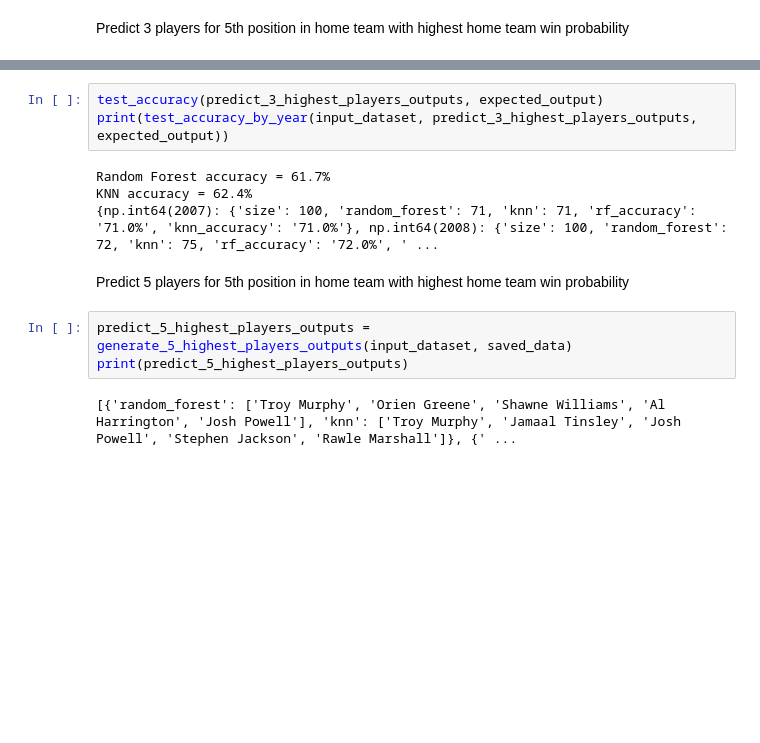
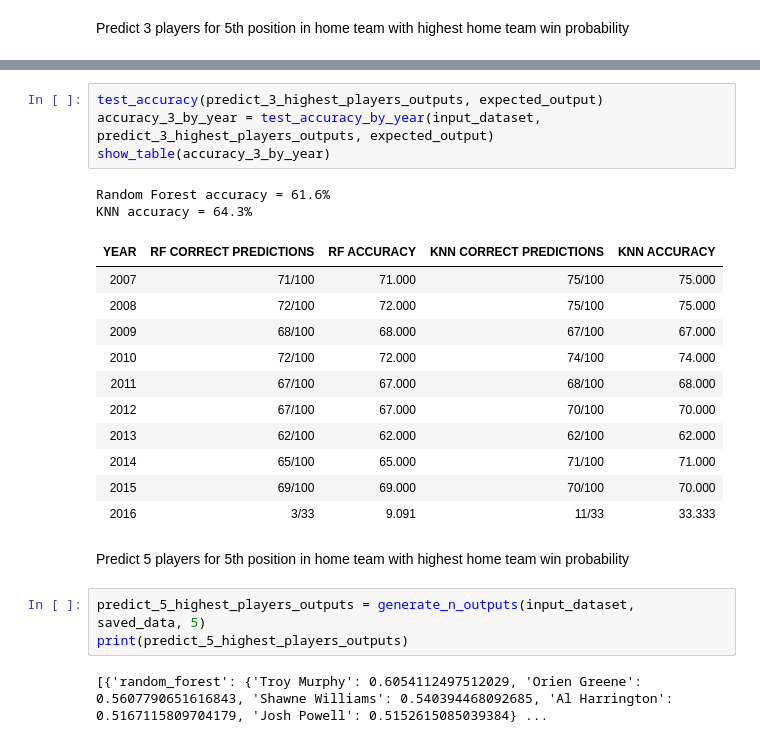
Before and after one commit to codeslayr/NBA-Lineup-Optimization, a Jupyter notebook: NBA_Lineup_test.ipynb, the cells around one changed output, grey strips where cells are left out. Drawn from its saved outputs; the diff is of its cells as text; blank space fills up the shorter version.

```diff
--- a/NBA_Lineup_test.ipynb
+++ b/NBA_Lineup_test.ipynb
@@ -384,16 +333,27 @@ print(predict_3_highest_players_outputs)
 # %%
 test_accuracy(predict_3_highest_players_outputs, expected_output)
-print(test_accuracy_by_year(input_dataset, predict_3_highest_players_outputs, expected_output))
+accuracy_3_by_year = test_accuracy_by_year(input_dataset, predict_3_highest_players_outputs, expected_output)
+show_table(accuracy_3_by_year)
 # %% [output]
-Random Forest accuracy = 61.7%
-KNN accuracy = 62.4%
-{np.int64(2007): {'size': 100, 'random_forest': 71, 'knn': 71, 'rf_accuracy': '71.0%', 'knn_accuracy': '71.0%'}, np.int64(2008): {'size': 100, 'random_forest': 72, 'knn': 75, 'rf_accuracy': '72.0%', ' ...
+Random Forest accuracy = 61.6%
+KNN accuracy = 64.3%
+| YEAR | RF CORRECT PREDICTIONS | RF ACCURACY | KNN CORRECT PREDICTIONS | KNN ACCURACY |
+| 2007 | 71/100 | 71.000 | 75/100 | 75.000 |
+| 2008 | 72/100 | 72.000 | 75/100 | 75.000 |
+| 2009 | 68/100 | 68.000 | 67/100 | 67.000 |
+| 2010 | 72/100 | 72.000 | 74/100 | 74.000 |
+| 2011 | 67/100 | 67.000 | 68/100 | 68.000 |
+| 2012 | 67/100 | 67.000 | 70/100 | 70.000 |
+| 2013 | 62/100 | 62.000 | 62/100 | 62.000 |
+| 2014 | 65/100 | 65.000 | 71/100 | 71.000 |
+| 2015 | 69/100 | 69.000 | 70/100 | 70.000 |
+| 2016 | 3/33 | 9.091 | 11/33 | 33.333 |
 # %% [markdown]
 Predict 5 players for 5th position in home team with highest home team win probability
 # %%
-predict_5_highest_players_outputs = generate_5_highest_players_outputs(input_dataset, saved_data)
+predict_5_highest_players_outputs = generate_n_outputs(input_dataset, saved_data, 5)
 print(predict_5_highest_players_outputs)
 # %% [output]
-[{'random_forest': ['Troy Murphy', 'Orien Greene', 'Shawne Williams', 'Al Harrington', 'Josh Powell'], 'knn': ['Troy Murphy', 'Jamaal Tinsley', 'Josh Powell', 'Stephen Jackson', 'Rawle Marshall']}, {' ...
+[{'random_forest': {'Troy Murphy': 0.6054112497512029, 'Orien Greene': 0.5607790651616843, 'Shawne Williams': 0.540394468092685, 'Al Harrington': 0.5167115809704179, 'Josh Powell': 0.5152615085039384} ...
 # %%
 test_accuracy(predict_5_highest_players_outputs, expected_output)
```
Also changed, not shown: parts of 26 cells of this notebook, 1 other file.
